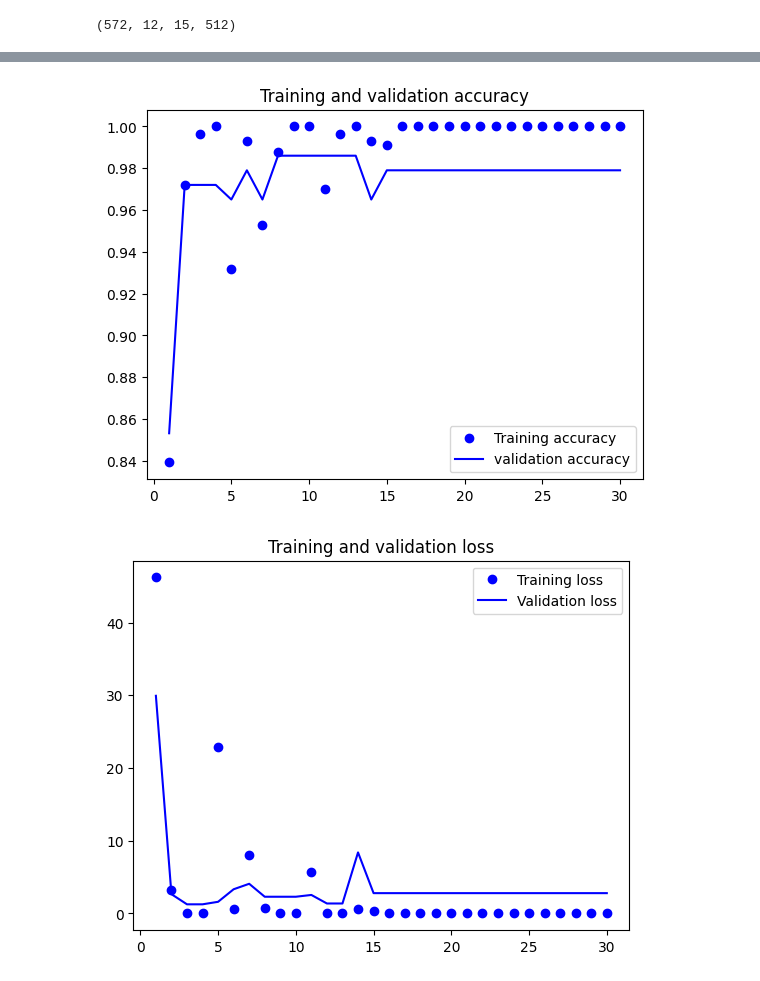
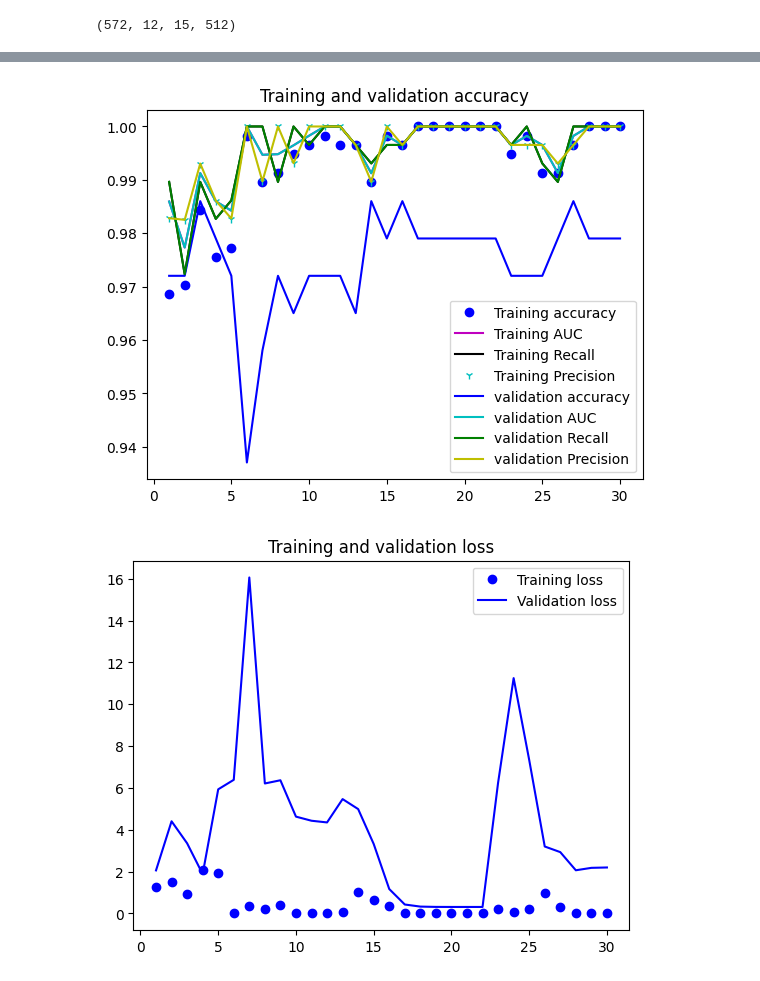
Before and after one commit to sharifshars/Deep-learning-Chest-Opacity-Detection, a Jupyter notebook: Chest_Opacities_Detection_Model.ipynb, the cells around one changed output, grey strips where cells are left out. Saved outputs shown, nothing was run; the diff lists cells and outputs as text; code cells hidden in the pictures.

```diff
--- a/Chest_Opacities_Detection_Model.ipynb
+++ b/Chest_Opacities_Detection_Model.ipynb
@@ -33,6 +34,7 @@ Using 143 files for validation.
 conv_base = keras.applications.vgg19.VGG19(
     weights="imagenet",
     include_top= False,
+    input_shape =(395, 488, 3)
 )
 
 # conv_base.trainable = False
@@ -86,16 +85,16 @@ x = layers.Dropout(0.5)(x)
 
 outputs = layers.Dense(1, activation="sigmoid")(x)
 model = keras.Model(inputs, outputs)
-# %%
-model.compile(
-    loss ="binary_crossentropy",
-    optimizer="rmsprop",
-    metrics=["accuracy"]
-)
+# %%
+model.compile(
+    loss = "binary_crossentropy",
+    optimizer="adam",
+    metrics=[keras.metrics.Accuracy(), keras.metrics.AUC(), keras.metrics.Precision(), keras.metrics.Recall()]
+)
 # %%
 callbacks=[
     keras.callbacks.ModelCheckpoint(
-        filepath="chest=opacities-detection-with-with_Vgg19.keras",
+        filepath="chest_opacities_detection_with_Vgg19.keras",
         save_best_only=True,
         monitor ="val_loss"
     )
@@ -128,25 +127,45 @@ Epoch 30/30
 # %%
 import matplotlib.pyplot as plt
+
+# Training accuracy
 acc = history.history["accuracy"]
+auc = history.history["auc_6"]
+precision = history.history["precision_6"]
+recall = history.history["recall_6"]
+
+# Validation accuracy
 val_acc = history.history["val_accuracy"]
+val_auc = history.history["auc_6"]
+val_precision = history.history["precision_6"]
+val_recall = history.history["recall_6"]
+
+# loss
 loss=history.history["loss"]
 val_loss =history.history["val_loss"]
 epochs = range(1,len(acc)+1)
 
 #Accuracy plots
 plt.plot(epochs, acc,"bo", label = "Training accuracy")
+plt.plot(epochs, auc,"m", label = "Training AUC")
+plt.plot(epochs, recall,"k", label = "Training Recall")
+plt.plot(epochs, precision,"c1", label = "Training Precision")
+
 plt.plot(epochs,val_acc, "b", label ="validation accuracy")
+plt.plot(epochs,val_auc, "c", label ="validation AUC")
+plt.plot(epochs,val_recall, "g", label ="validation Recall")
+plt.plot(epochs,val_precision, "y", label ="validation Precision")
+
 plt.title("Training and validation accuracy")
 plt.legend()
 plt.figure()
 
 #loss plot
 plt.plot(epochs, loss, "bo", label="Training loss")
 plt.plot(epochs, val_loss, "b", label="Validation loss")
 plt.title("Training and validation loss")
 plt.legend()
 plt.show()
 # %% [output]
-[figure, old version]
+[figure, new version]
-[figure, old version]
+[figure, new version]
 # %%
```
Also changed, not shown: parts of 17 cells of this notebook.
